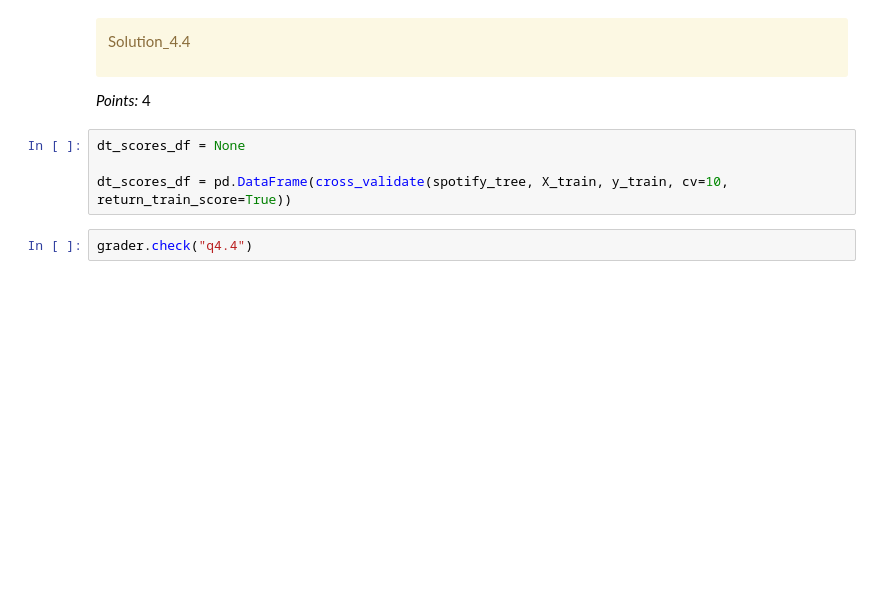
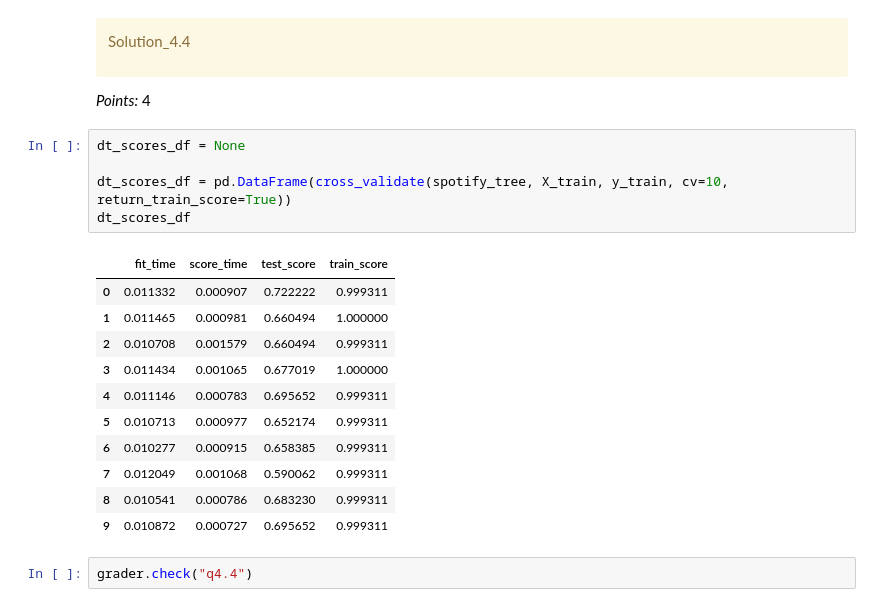
Before and after one commit to jenniferrnguyen/330_hw2, a Jupyter notebook: hw2.ipynb, the cells around one changed output. Cells and saved outputs as stored; diff of their text form; blank space fills up the shorter version.

```diff
--- a/hw2.ipynb
+++ b/hw2.ipynb
@@ -855,7 +842,20 @@ _Points:_ 4
 # %%
 dt_scores_df = None
 
 dt_scores_df = pd.DataFrame(cross_validate(spotify_tree, X_train, y_train, cv=10, return_train_score=True))
+dt_scores_df
+# %% [output]
+|  | fit_time | score_time | test_score | train_score |
+| 0 | 0.011332 | 0.000907 | 0.722222 | 0.999311 |
+| 1 | 0.011465 | 0.000981 | 0.660494 | 1.000000 |
+| 2 | 0.010708 | 0.001579 | 0.660494 | 0.999311 |
+| 3 | 0.011434 | 0.001065 | 0.677019 | 1.000000 |
+| 4 | 0.011146 | 0.000783 | 0.695652 | 0.999311 |
+| 5 | 0.010713 | 0.000977 | 0.652174 | 0.999311 |
+| 6 | 0.010277 | 0.000915 | 0.658385 | 0.999311 |
+| 7 | 0.012049 | 0.001068 | 0.590062 | 0.999311 |
+| 8 | 0.010541 | 0.000786 | 0.683230 | 0.999311 |
+| 9 | 0.010872 | 0.000727 | 0.695652 | 0.999311 |
 # %%
 grader.check("q4.4")
 # %% [output]
```
Also changed, not shown: parts of 12 cells of this notebook, 1 other file.
